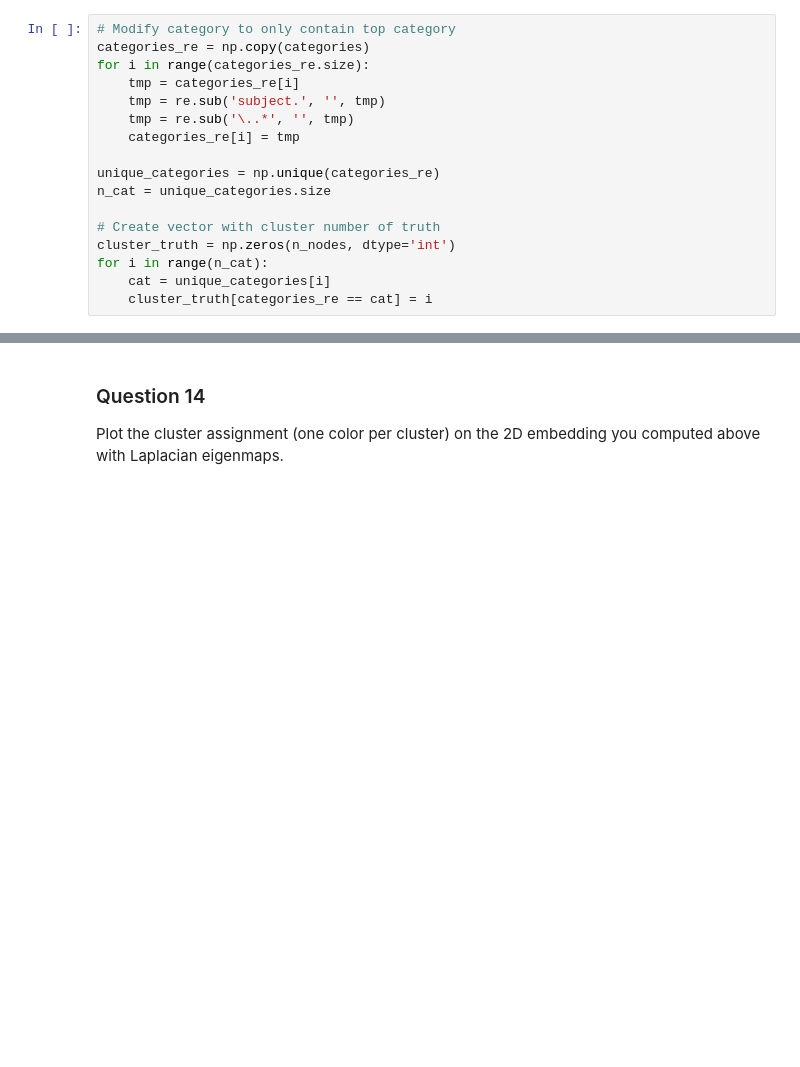
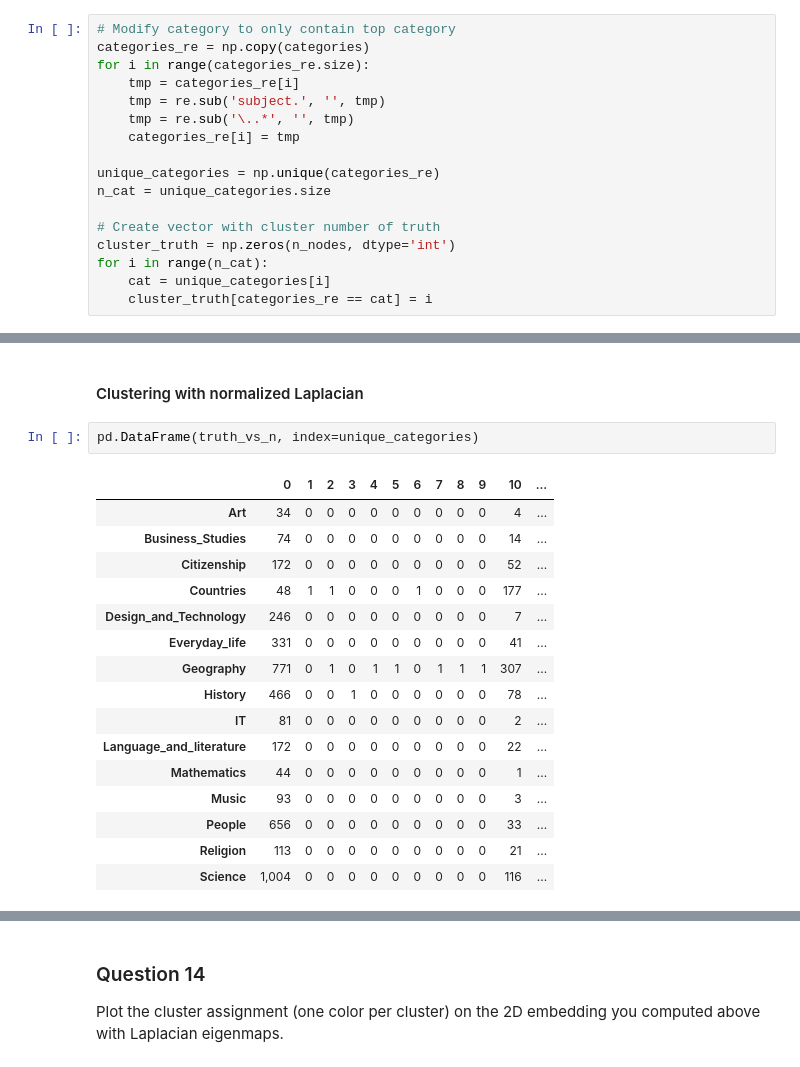
Before and after one commit to mattminder/ntds_24, a Jupyter notebook: Milestone_3/3_spectral_graph_theory.ipynb, the cells around one changed output, grey strips where cells are left out. Drawn from its saved outputs; the diff is of its cells as text; blank space fills up the shorter version.

```diff
--- a/Milestone_3/3_spectral_graph_theory.ipynb
+++ b/Milestone_3/3_spectral_graph_theory.ipynb
@@ -417,0 +461,21 @@ cluster_mat_truth = get_cluster_mat(cluster_truth)
+# %% [markdown]
+#### Clustering with normalized Laplacian
+# %%
+pd.DataFrame(truth_vs_n, index=unique_categories)
+# %% [output]
+|  | 0 | 1 | 2 | 3 | 4 | 5 | 6 | 7 | 8 | 9 | 10 | ... |
+| Art | 34 | 0 | 0 | 0 | 0 | 0 | 0 | 0 | 0 | 0 | 4 | ... |
+| Business_Studies | 74 | 0 | 0 | 0 | 0 | 0 | 0 | 0 | 0 | 0 | 14 | ... |
+| Citizenship | 172 | 0 | 0 | 0 | 0 | 0 | 0 | 0 | 0 | 0 | 52 | ... |
+| Countries | 48 | 1 | 1 | 0 | 0 | 0 | 1 | 0 | 0 | 0 | 177 | ... |
+| Design_and_Technology | 246 | 0 | 0 | 0 | 0 | 0 | 0 | 0 | 0 | 0 | 7 | ... |
+| Everyday_life | 331 | 0 | 0 | 0 | 0 | 0 | 0 | 0 | 0 | 0 | 41 | ... |
+| Geography | 771 | 0 | 1 | 0 | 1 | 1 | 0 | 1 | 1 | 1 | 307 | ... |
+| History | 466 | 0 | 0 | 1 | 0 | 0 | 0 | 0 | 0 | 0 | 78 | ... |
+| IT | 81 | 0 | 0 | 0 | 0 | 0 | 0 | 0 | 0 | 0 | 2 | ... |
+| Language_and_literature | 172 | 0 | 0 | 0 | 0 | 0 | 0 | 0 | 0 | 0 | 22 | ... |
+| Mathematics | 44 | 0 | 0 | 0 | 0 | 0 | 0 | 0 | 0 | 0 | 1 | ... |
+| Music | 93 | 0 | 0 | 0 | 0 | 0 | 0 | 0 | 0 | 0 | 3 | ... |
+| People | 656 | 0 | 0 | 0 | 0 | 0 | 0 | 0 | 0 | 0 | 33 | ... |
+| Religion | 113 | 0 | 0 | 0 | 0 | 0 | 0 | 0 | 0 | 0 | 21 | ... |
+| Science | 1,004 | 0 | 0 | 0 | 0 | 0 | 0 | 0 | 0 | 0 | 116 | ... |
```
Also changed, not shown: parts of 13 cells of this notebook.
